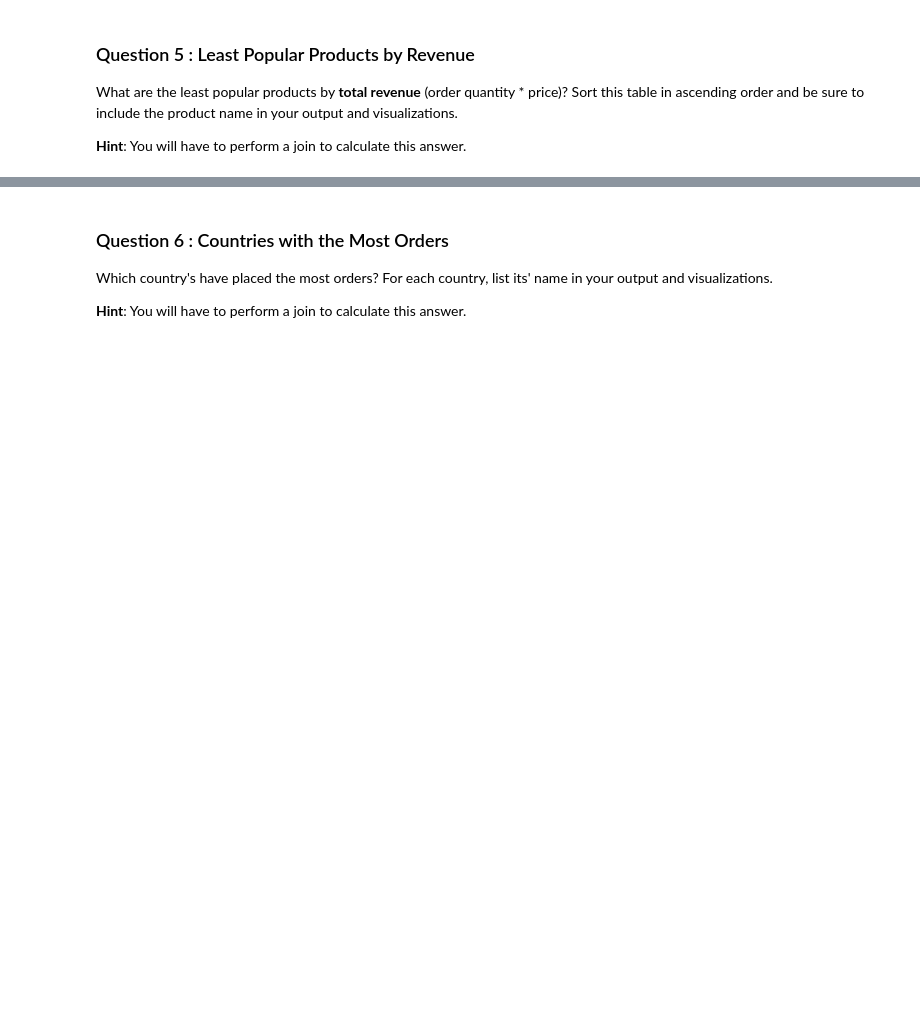
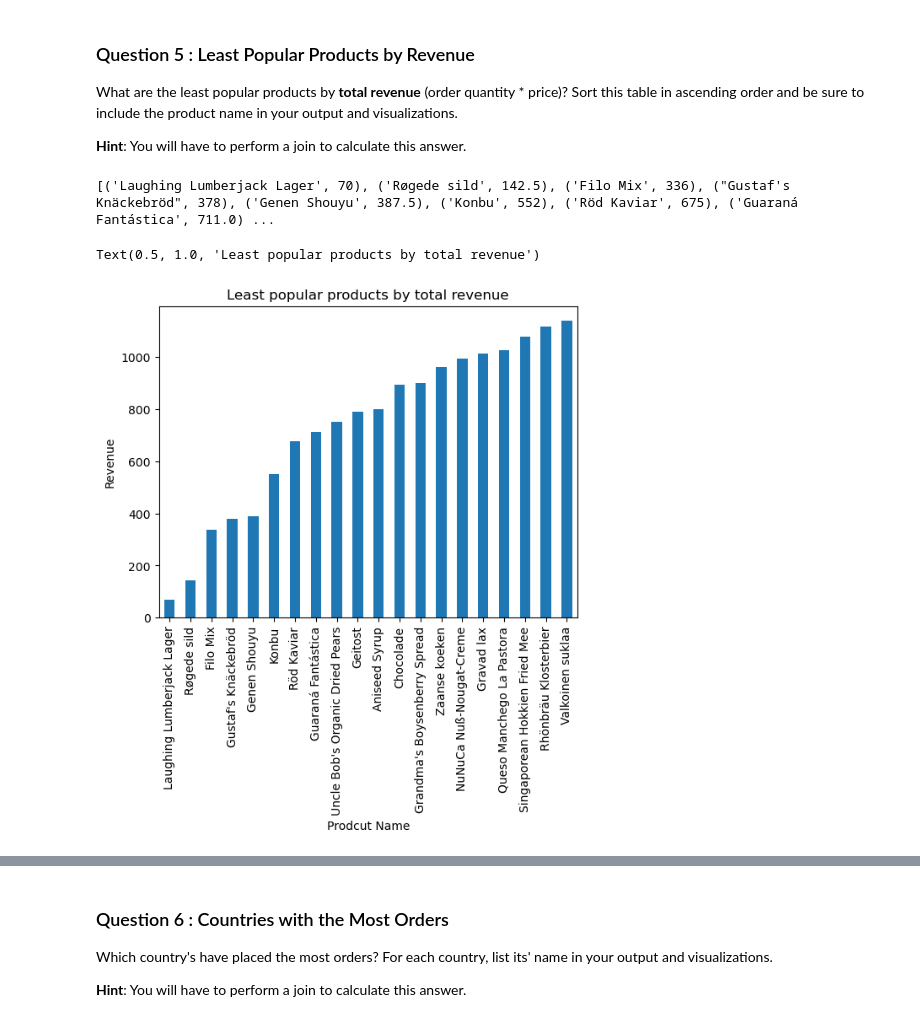
Before and after one commit to jnzhag/Ad-Hoc-Analysis-, a Jupyter notebook: adhoc_report.ipynb, the cells around one changed output, grey strips where cells are left out. Cells and saved outputs as stored; diff of their text form; code cells hidden in the pictures; blank space fills up the shorter version.

```diff
--- a/adhoc_report.ipynb
+++ b/adhoc_report.ipynb
@@ -125,13 +167,30 @@ What are the least popular products by **total revenue** (order quantity * price
 **Hint**: You will have to perform a join to calculate this answer.
 # %%
 # TODO: Write a SQL query which will answer the question above.
-...
+cursor.execute("""
+    SELECT p.ProductName, SUM(Quantity * price) AS total_revenue
+    FROM OrderDetails AS d
+    LEFT JOIN Products AS p
+        ON d.ProductID = p.ProductID
+    GROUP BY d.ProductID
+    ORDER BY total_revenue ASC
+    LIMIT 20
+""")
 
 # TODO: Fetch your list of tuples and print it out
-...
+rows = cursor.fetchall()
+print(rows)
+# %% [output]
+[('Laughing Lumberjack Lager', 70), ('Røgede sild', 142.5), ('Filo Mix', 336), ("Gustaf's Knäckebröd", 378), ('Genen Shouyu', 387.5), ('Konbu', 552), ('Röd Kaviar', 675), ('Guaraná Fantástica', 711.0) ...
 # %%
 # TODO: Convert your list of tuples to a dataframe
-...
+df = pd.DataFrame(rows, columns= ["ProductName", 'Quantity'])
 
 # TODO: Generate a visualization on this dataframe
-...
+df.plot.bar(x = "ProductName", y = "Quantity", legend = False)
+plt.xlabel('Prodcut Name')
+plt.ylabel('Revenue')
+plt.title('Least popular products by total revenue')
+# %% [output]
+Text(0.5, 1.0, 'Least popular products by total revenue')
+[figure, added]
```
Also changed, not shown: parts of 24 cells of this notebook.
